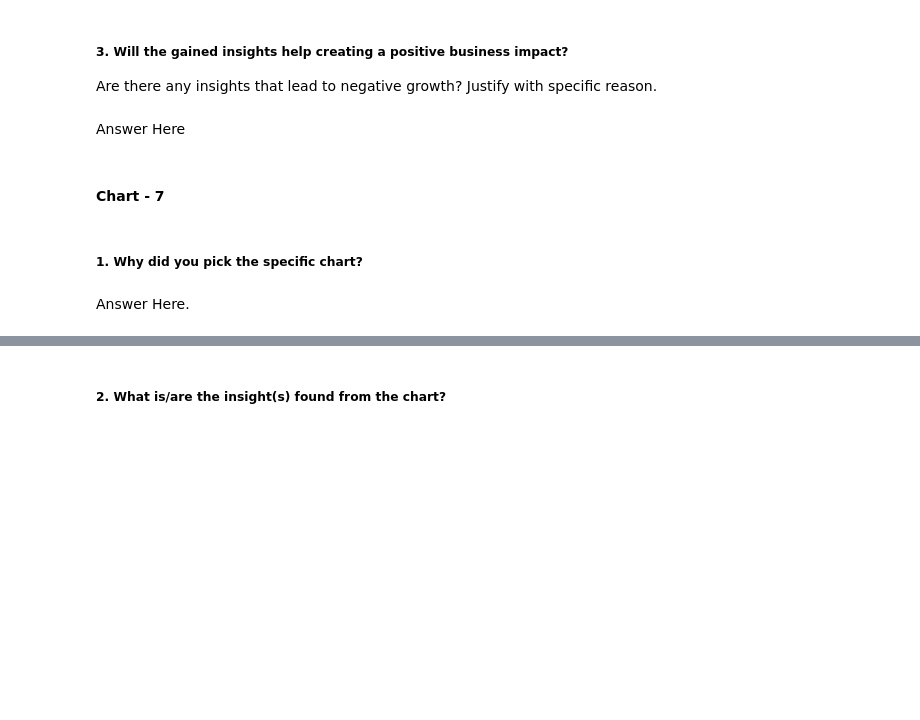
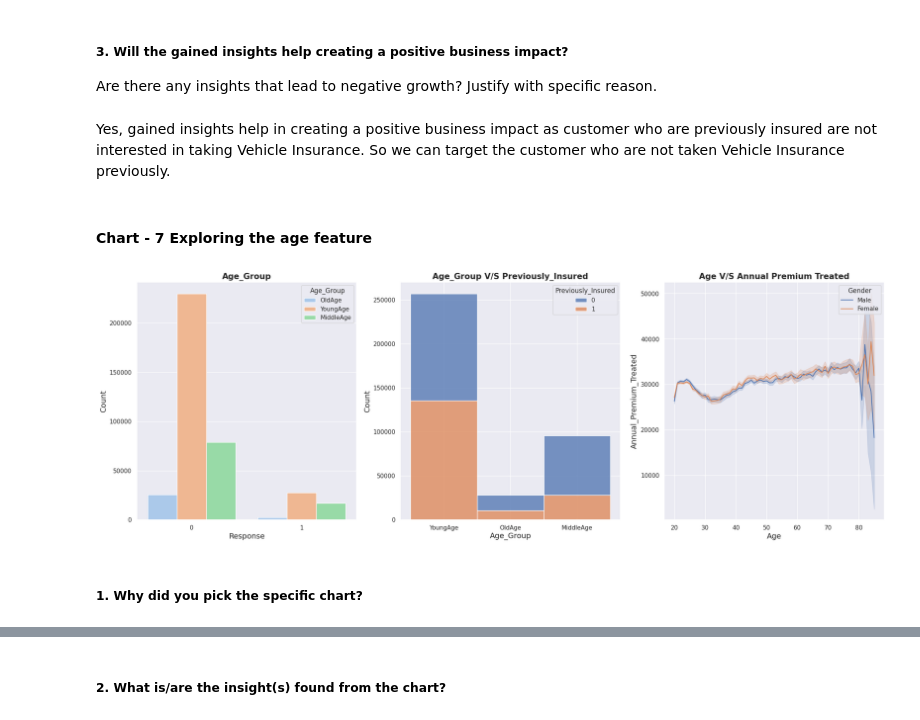
Before and after one commit to msantoshidevi/Health-Insurance-Cross-Sell-Prediction-Project, a Jupyter notebook: Health_Insurance_Cross_Sell_Prediction.ipynb, the cells around one changed output, grey strips where cells are left out. Cells and saved outputs as stored; diff of their text form; code cells hidden in the pictures; blank space fills up the shorter version.

```diff
--- a/Health_Insurance_Cross_Sell_Prediction.ipynb
+++ b/Health_Insurance_Cross_Sell_Prediction.ipynb
@@ -554,7 +741,7 @@ Answer Here
 # %% [markdown]
 ##### 3. Will the gained insights help creating a positive business impact?
 Are there any insights that lead to negative growth? Justify with specific reason.
-# %% [markdown]
-Answer Here
+# %% [markdown]
+Yes, gained insights help in creating a positive business impact as customer who are previously insured are not interested in taking Vehicle Insurance. So we can target the customer who are not taken Vehicle Insurance previously.
 # %% [markdown]
-#### Chart - 7
+#### Chart - 7 Exploring the age feature
@@ -563,4 +748,28 @@ Answer Here
+# %%
+# Chart - 7 visualization code
+def show_age_relations(df):
+    fig, axes = plt.subplots(1,3, figsize=(25,8))
+    sns.countplot(ax = axes[0],x="Response", hue="Age_Group", palette="pastel",
+            data=df)
+    axes[0].set_xlabel(xlabel = 'Response', fontdict={'fontsize': 14})
+    axes[0].set_ylabel(ylabel = 'Count', fontdict={'fontsize': 14})
+    axes[0].set_title('Age_Group', fontdict={'fontsize': 15, 'fontweight':'bold'})
+
+    sns.histplot(ax = axes[1],binwidth=0.5, x="Age_Group",
+                 hue="Previously_Insured", data=df,
+                 stat="count", multiple="stack")
+    axes[1].set_xlabel(xlabel = 'Age_Group', fontdict={'fontsize': 14})
+    axes[1].set_ylabel(ylabel = 'Count', fontdict={'fontsize': 14})
+    axes[1].set_title('Age_Group V/S Previously_Insured', fontdict={'fontsize': 15, 'fontweight':'bold'})
+
+    sns.lineplot(ax = axes[2], x="Age",y="Annual_Premium_Treated",
+                 data=df,hue="Gender")
+    axes[2].set_xlabel(xlabel = 'Age', fontdict={'fontsize': 14})
+    axes[2].set_ylabel(ylabel = 'Annual_Premium_Treated', fontdict={'fontsize': 14})
+    axes[2].set_title('Age V/S Annual Premium Treated', fontdict={'fontsize': 15, 'fontweight':'bold'})
+
+show_age_relations(data_df3)
+# %% [output]
+[figure, added]
 # %% [markdown]
 ##### 1. Why did you pick the specific chart?
-# %% [markdown]
-Answer Here.
```
Also changed, not shown: parts of 128 cells of this notebook.
